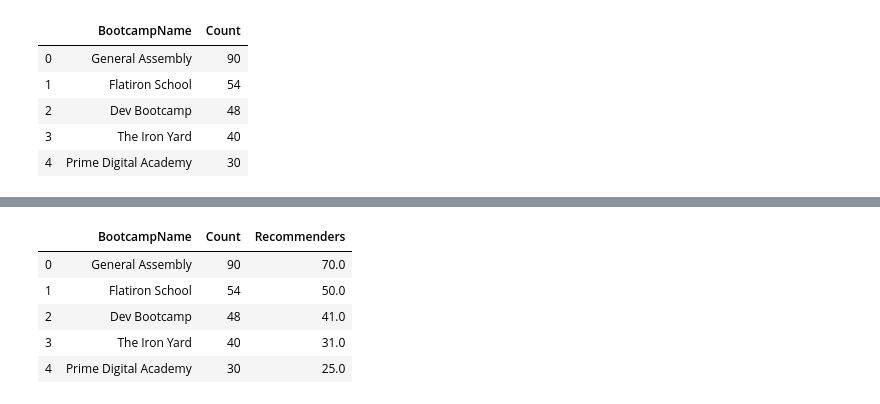
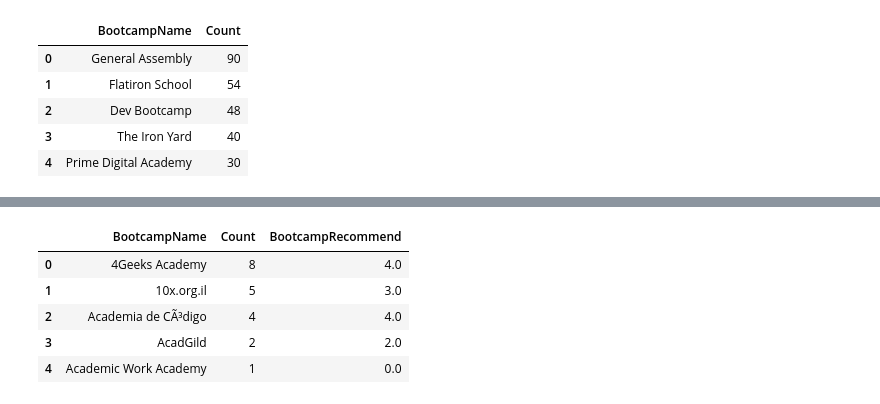
Before and after one commit to pariyapariya/pariya_GW_HW_Pandas, a Jupyter notebook: Mini-Project/Mini-Project-Part-2/project_part_two.ipynb, the cells around one changed output, grey strips where cells are left out. Drawn from its saved outputs; the diff is of its cells as text; code cells hidden in the pictures.

```diff
--- a/Mini-Project/Mini-Project-Part-2/project_part_two.ipynb
+++ b/Mini-Project/Mini-Project-Part-2/project_part_two.ipynb
@@ -70,0 +76,4 @@ import pandas as pd
+# %%
+# Replace 'No' and 'Yes' with '0' and '1' respectively
+convert_to_num = attended_df.replace({"No":0, "Yes":1})
+convert_to_num.head()
@@ -70,0 +88,4 @@ import pandas as pd
+# %%
+# Group by cols -- Name, Recommend
+groupby_name = convert_to_num.groupby("BootcampName")
+groupby_name.sum().head()
@@ -70,0 +100,10 @@ import pandas as pd
+# %%
+# extract only BootcampRecommend out
+recommender = groupby_name["BootcampRecommend"]
+total_rec = recommender.sum().head()
+# %%
+# convert SeriesGroupby to DataFrame
+recommender_df = pd.DataFrame(total_rec)
+recommender_df = recommender_df.reset_index()
+recommender_df.rename(columns = {"BootcampRecommend":"Recommenders"})
+recommender_df.head()
@@ -71,9 +117,11 @@ import pandas as pd
 # %%
 # Merge the two created data frames on the name of tbe bootcamp
+sub_merge = pd.merge(bc_name, recommender_df, on="BootcampName", how="right")
+sub_merge.head()
 # %% [output]
-|  | BootcampName | Count | Recommenders |
-| 0 | General Assembly | 90 | 70.0 |
-| 1 | Flatiron School | 54 | 50.0 |
-| 2 | Dev Bootcamp | 48 | 41.0 |
-| 3 | The Iron Yard | 40 | 31.0 |
-| 4 | Prime Digital Academy | 30 | 25.0 |
+|  | BootcampName | Count | BootcampRecommend |
+| 0 | 4Geeks Academy | 8 | 4.0 |
+| 1 | 10x.org.il | 5 | 3.0 |
+| 2 | Academia de CÃ³digo | 4 | 4.0 |
+| 3 | AcadGild | 2 | 2.0 |
+| 4 | Academic Work Academy | 1 | 0.0 |
```
Also changed, not shown: parts of 14 cells of this notebook, 3 other files.
